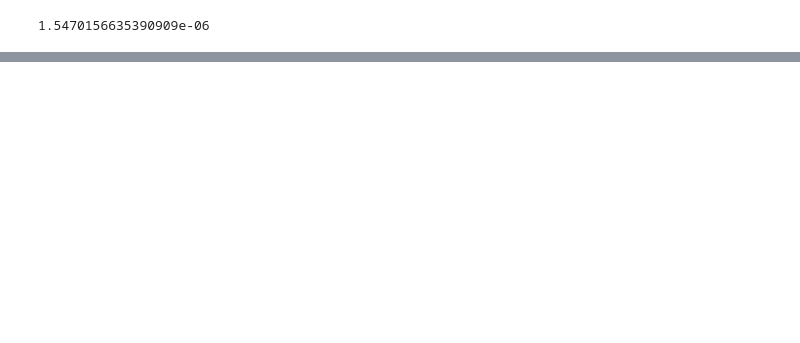
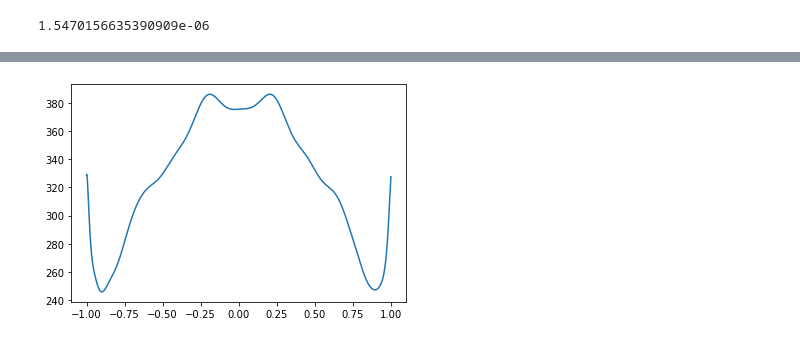
Before and after one commit to chiaramaccani/two_cryst_sim, a Jupyter notebook: Bjorn_chann.ipynb, the cells around one changed output, grey strips where cells are left out. Drawn from its saved outputs; the diff is of its cells as text; code cells hidden in the pictures; blank space fills up the shorter version.

```diff
--- a/Bjorn_chann.ipynb
+++ b/Bjorn_chann.ipynb
@@ -88,0 +159,9 @@ print(lambdaFit2)
+# %%
+plt.figure()
+x = np.linspace(-1, 1, 100000)
+y = [np.polyval(lambdaFit2, i) for i in x]
+#plt.plot(x, PolyCoefficients(x, lambdaFit2))
+plt.plot(x, y)
+plt.show()
+# %% [output]
+[figure, added]
```
Also changed, not shown: parts of 31 cells of this notebook, 5 other files.
